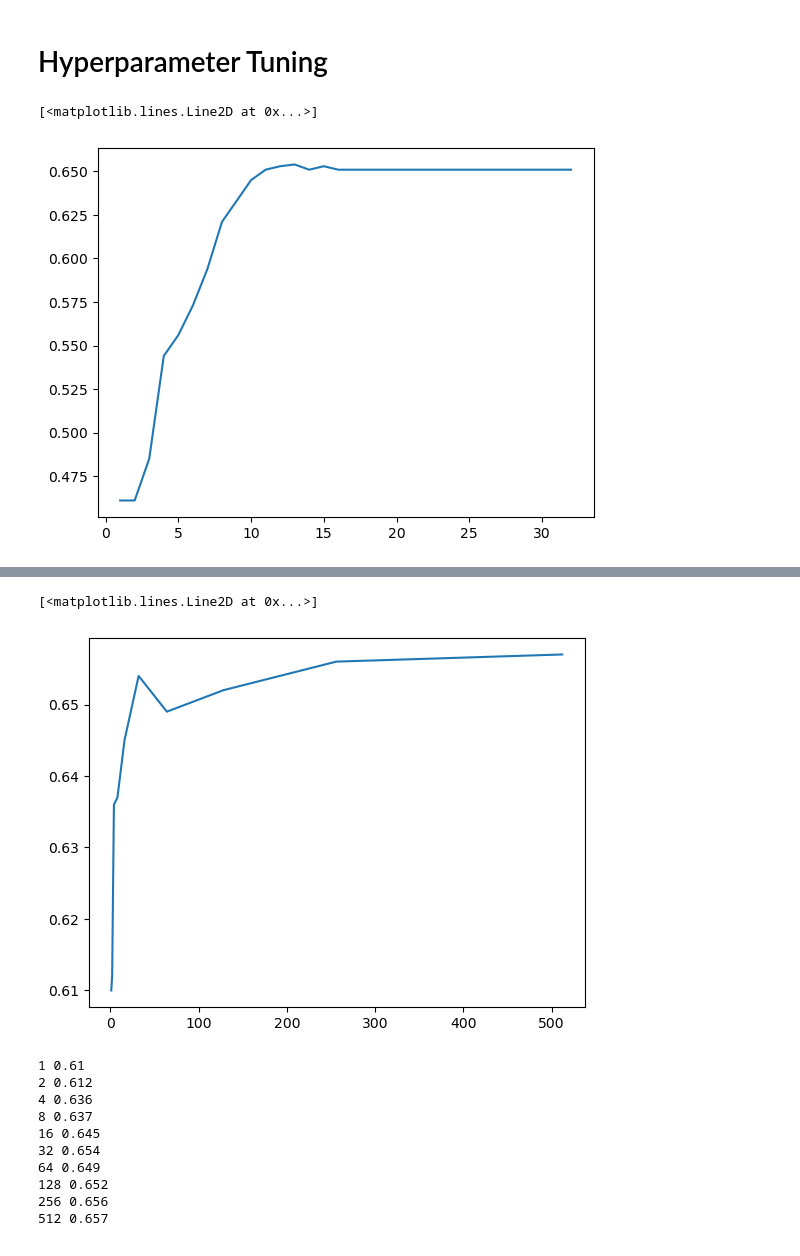
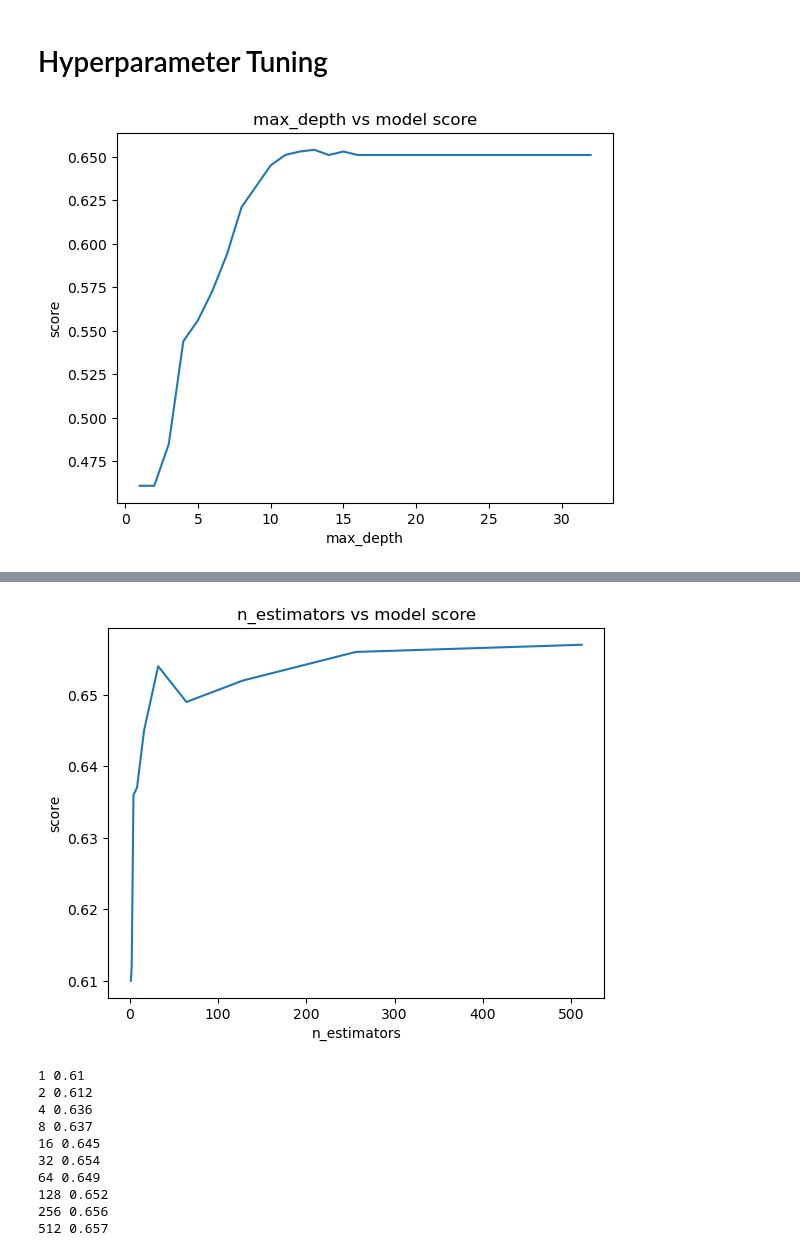
Before and after one commit to farbs03/xtern-ai, a Jupyter notebook: predict_orders.ipynb, the cells around one changed output, grey strips where cells are left out. Saved outputs shown, nothing was run; the diff lists cells and outputs as text; code cells hidden in the pictures.

```diff
--- a/predict_orders.ipynb
+++ b/predict_orders.ipynb
@@ -94,21 +113,15 @@ def encode_data(X, y):
-# %%
-def prepare_data(file, in_cols, out_cols):
-    data = pd.read_csv(file, delimiter=',')
-    X = data[input_cols].values
-    y = data[out_cols].values
-    return encode_data(X, y)
 # %%
-from sklearn.model_selection import train_test_split
 from sklearn.ensemble import RandomForestClassifier
+import pickle
 
-def train_model(X, y):
-    X_train, X_test, y_train, y_test = train_test_split(X, y, test_size=0.2, random_state=42)
+def train_and_save_model(X_train, X_test, y_train, y_test, filename):
     rf = RandomForestClassifier(random_state=42)
     rf.fit(X_train, y_train)
-    print(rf.score(X_test, y_test))
-    return rf
+    print("Train Score: ", rf.score(X_train, y_train))
+    print("Test Score: ", rf.score(X_test, y_test))
+    pickle.dump(rf, open(filename, 'wb'))
 # %%
-file = "XTern 2024 Artificial Intelegence Data Set - Xtern_TrainData.csv"
-X, y = prepare_data(file, input_cols, output_col)
-X
+data_file = "XTern 2024 Artificial Intelegence Data Set - Xtern_TrainData.csv"
+X_train, X_test, y_train, y_test = prepare_data(data_file, input_cols, output_col)
+len(X_train), len(y_train), len(X_test), len(y_test)
 # %% [output]
@@ -122,3 +129,6 @@ array([[1, 16, 3, 12],
 # %%
-model = train_model(X, y)
+model_file = "model.pkl"
+train_and_save_model(X_train, X_test, y_train, y_test, model_file)
+model = pickle.load(open(model_file, 'rb'))
+X_test[0], y_test[0], model.predict(X_test[0].reshape(1, -1))
 # %% [output]
@@ -193,16 +151,18 @@ train_model(X, y)
 # %% [markdown]
 # Hyperparameter Tuning
 # %%
-import numpy as np
 max_depths = [x for x in range(1, 33)]
 depth_scores = []
 
 for depth in max_depths:
     rf = RandomForestClassifier(random_state=42, max_depth=depth)
     rf.fit(X_train, y_train)
     depth_scores.append(rf.score(X_test, y_test))
 plt.plot(max_depths, depth_scores)
+plt.xlabel("max_depth")
+plt.ylabel("score")
+plt.title("max_depth vs model score")
+#plt.savefig("images/graphs/hyperparameters/max_depth.png")
 # %% [output]
-[<matplotlib.lines.Line2D at 0x...>]
-[figure, old version]
+[figure, new version]
 # %%
@@ -239,9 +198,12 @@ for estimators in n_estimators:
     rf.fit(X_train, y_train)
     scores.append(rf.score(X_test, y_test))
 plt.plot(n_estimators, scores)
+plt.xlabel("n_estimators")
+plt.ylabel("score")
+plt.title("n_estimators vs model score")
+#plt.savefig("images/graphs/hyperparameters/n_estimators.png")
 # %% [output]
-[<matplotlib.lines.Line2D at 0x...>]
-[figure, old version]
+[figure, new version]
 # %%
 #At n_estimators = 32, there's marginal improvements onwards
 for val in range(len(n_estimators)):
```
Also changed, not shown: parts of 18 cells of this notebook, 46 other files.
